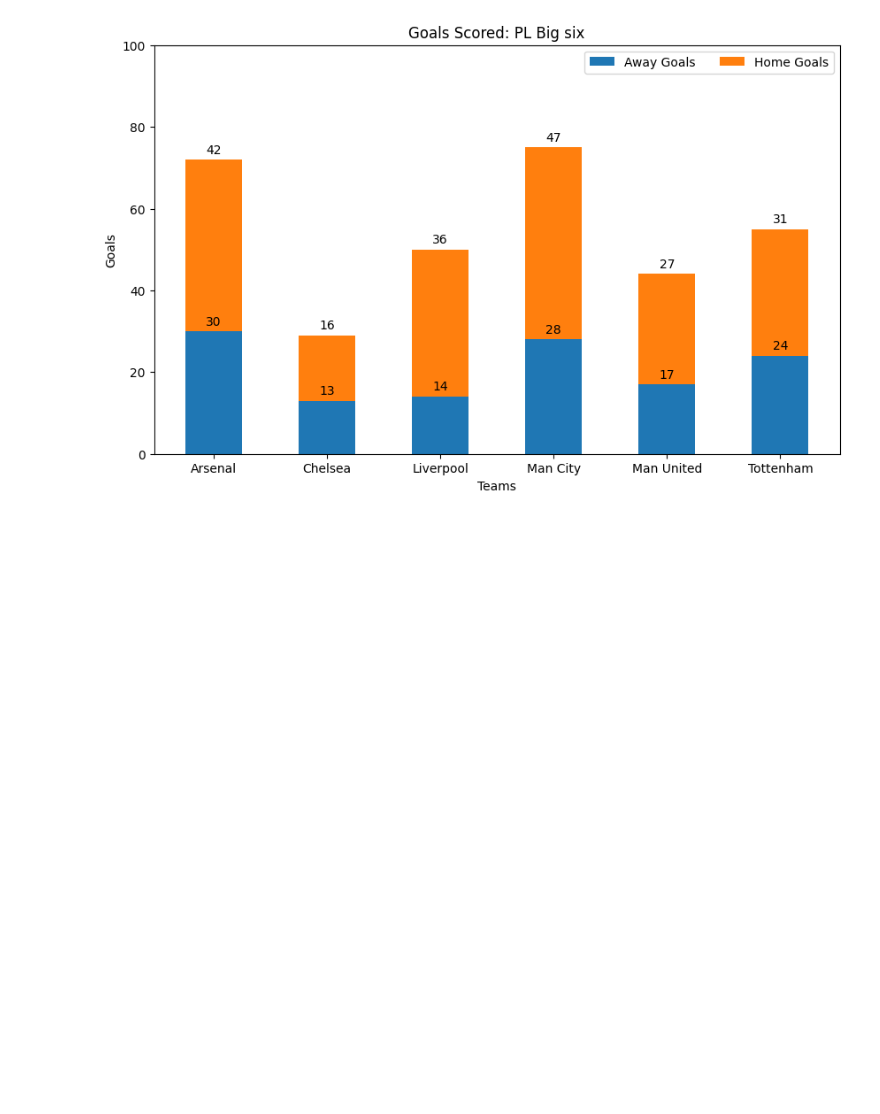
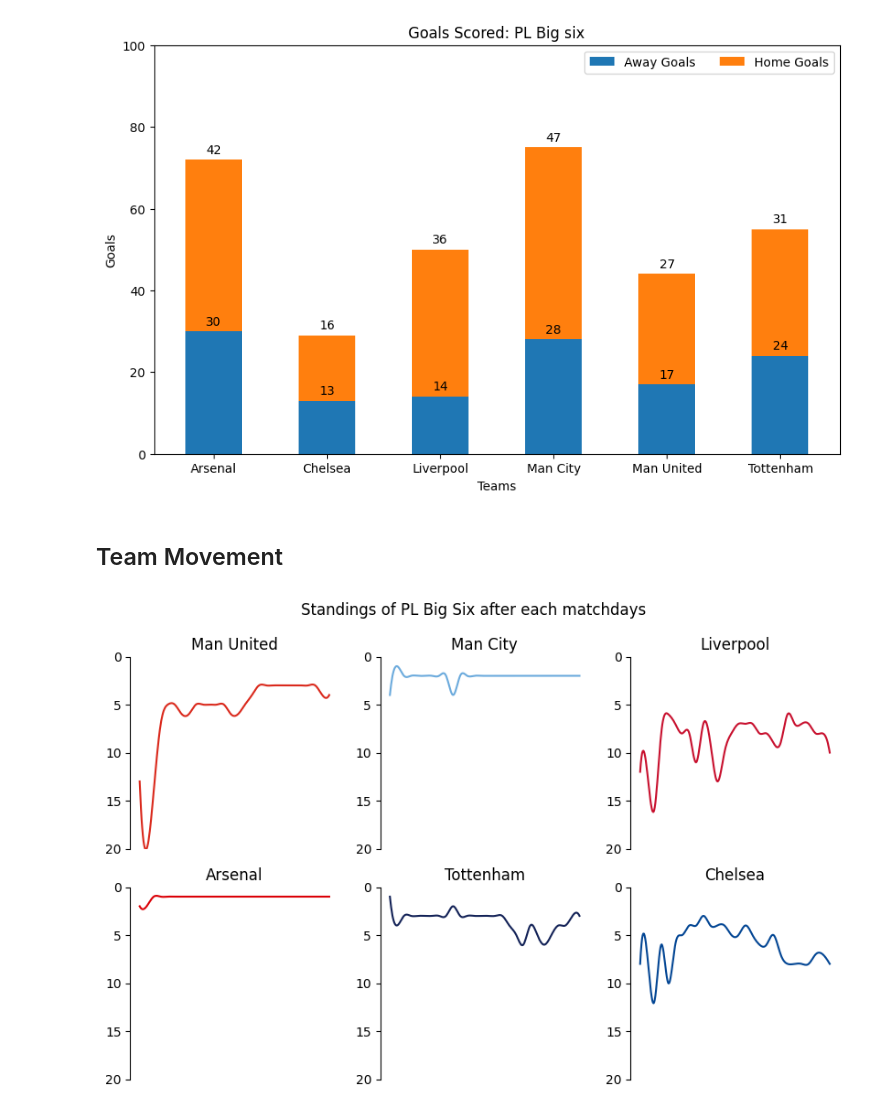
Before and after one commit to heraldjose10/pl_visualisation, a Jupyter notebook: notebooks/Plots.ipynb, the cells around one changed output. Saved outputs shown, nothing was run; the diff lists cells and outputs as text; code cells hidden in the pictures; blank space fills up the shorter version.

Commit message:
visualize team movement

```diff
--- a/notebooks/Plots.ipynb
+++ b/notebooks/Plots.ipynb
@@ -6,6 +7,7 @@ from matplotlib import pyplot as plt
 data_path = '../data/'
 # %%
 big_six = ['Man United', 'Man City', 'Liverpool', 'Arsenal', 'Tottenham', 'Chelsea']
+big_six_colors = ['#DA291C', '#6CABDD', '#C8102E', '#DB0007', '#132257', '#034694']
 # %% [markdown]
 ## Goal difference
 # %%
@@ -92,3 +94,34 @@ ax.legend(loc='upper right', ncols=2)
 # %% [output]
 <matplotlib.legend.Legend at 0x...>
 [figure]
+# %% [markdown]
+## Team Movement
+# %%
+# import standings data
+standings = pd.read_csv(data_path+'standings.csv')
+
+fig, axs = plt.subplots(2, 3)
+fig.set_size_inches(10, 6)
+fig.suptitle('Standings of PL Big Six after each matchdays')
+axs = axs.flatten()
+
+x = range(28)
+xnew = np.linspace(min(x), max(x), 300)
+
+for ax, team, color in zip(axs, big_six, big_six_colors):
+
+    # interpolation for making graph smooth
+    spl = make_interp_spline(x, standings[team], k=3)
+    smooth = spl(xnew)
+
+    ax.plot(xnew, smooth, color)
+
+    # remove borders from plots
+    for border in ['top', 'bottom', 'right']:
+        ax.spines[border].set_visible(False)
+
+    ax.set_ylim(20, 0)
+    ax.tick_params(axis='x', which='both', bottom=False, top=False, labelbottom=False)
+    ax.title.set_text(team)
+# %% [output]
+[figure, added]
```
Also changed, not shown: parts of 1 cell of this notebook, 2 other files.
